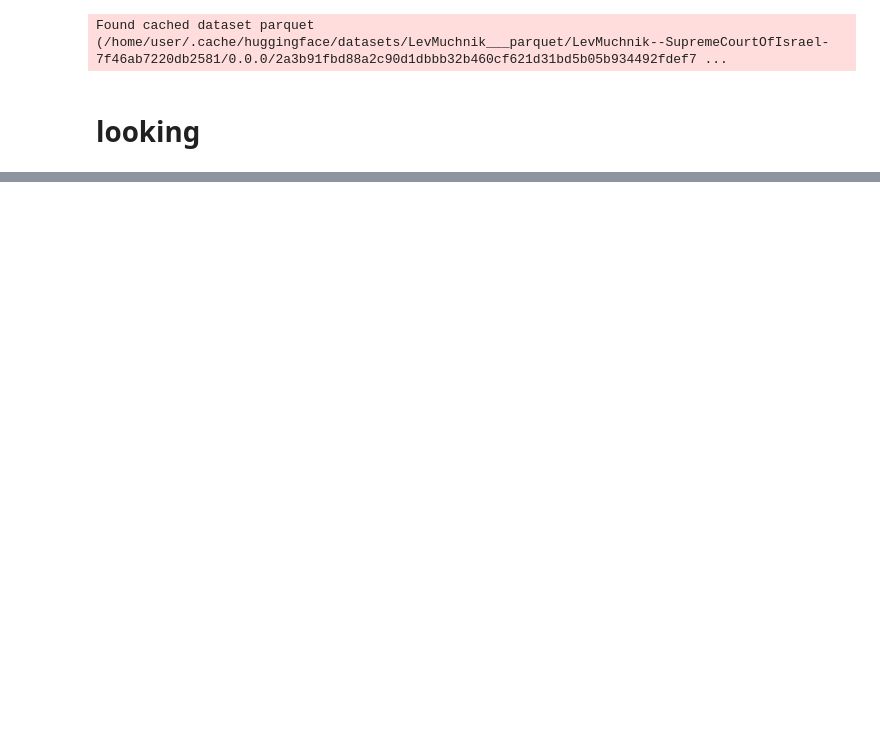
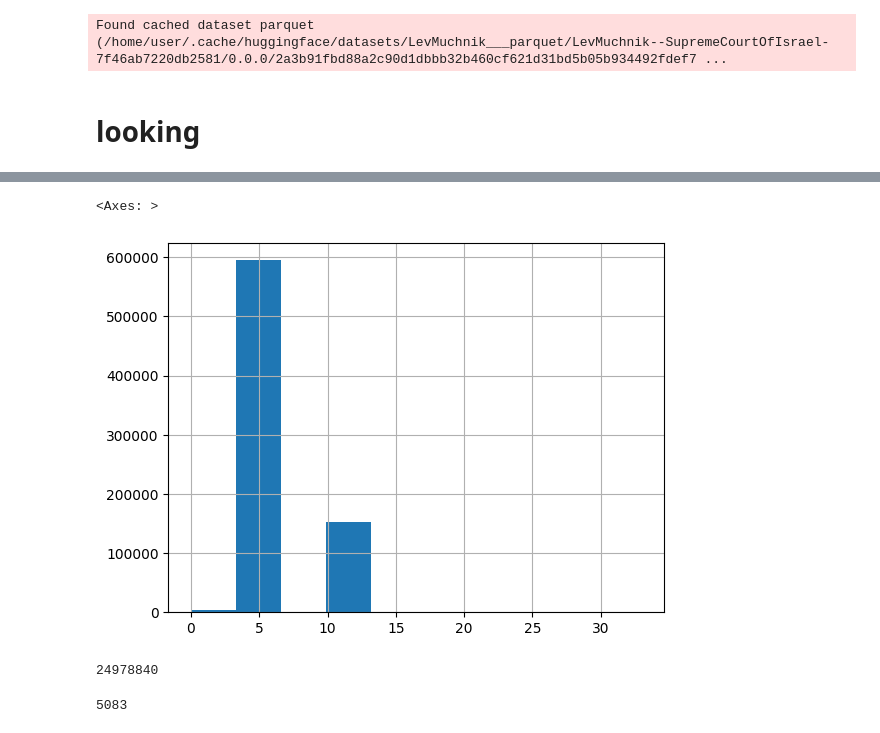
Before and after one commit to nevakrien/hebrew_document_search, a Jupyter notebook: preprocessing.ipynb, the cells around one changed output, grey strips where cells are left out. Saved outputs shown, nothing was run; the diff lists cells and outputs as text; code cells hidden in the pictures; blank space fills up the shorter version.

```diff
--- a/preprocessing.ipynb
+++ b/preprocessing.ipynb
@@ -39,0 +55,4 @@ pd.DataFrame([l for l in lengths if 3000<l<10**4])[0].hist(bins=100)
+# %%
+texts=data['train']['text']
+df=pd.DataFrame({'text':texts})
+df
@@ -39,0 +73,15 @@ pd.DataFrame([l for l in lengths if 3000<l<10**4])[0].hist(bins=100)
+# %%
+def space_count(s):
+    if not s:
+        return 0
+    ans=0
+    for char in s:
+        if char!='\n':
+            return ans
+        ans+=1
+    return ans
+# %%
+df['text'].map(space_count).hist()
+# %% [output]
+<Axes: >
+[figure, added]
@@ -39,0 +152,4 @@ pd.DataFrame([l for l in lengths if 3000<l<10**4])[0].hist(bins=100)
+# %%
+len(pars)
+# %% [output]
+24978840
@@ -39,0 +158,4 @@ pd.DataFrame([l for l in lengths if 3000<l<10**4])[0].hist(bins=100)
+# %%
+max(par_lengths)
+# %% [output]
+5083
```
Also changed, not shown: parts of 28 cells of this notebook, 1 other file.
